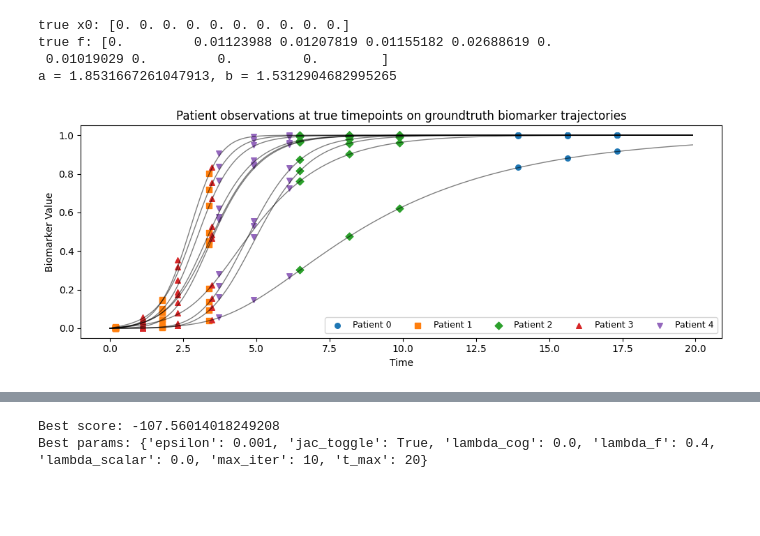
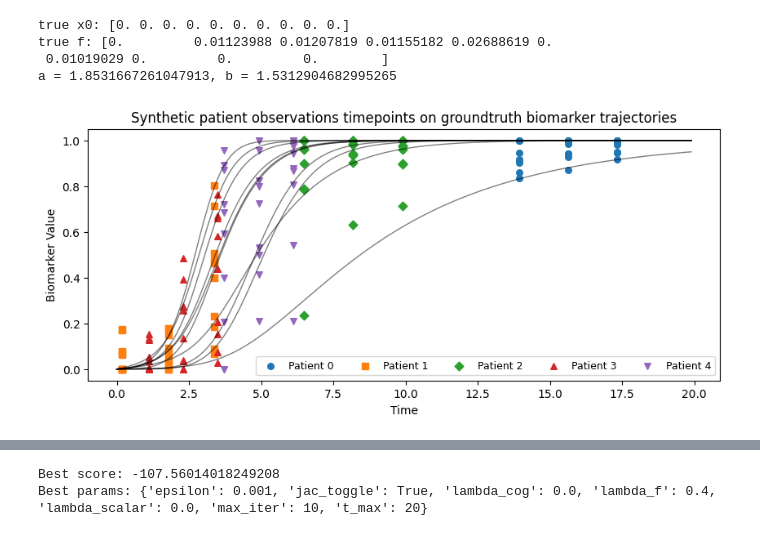
Before and after one commit to LAMCIG/Progression_models_simulations, a Jupyter notebook: EMDPM/experiments/synthetic_experiments/synthetic_rework_troubleshoot/test_bed_cv.ipynb, the cells around one changed output, grey strips where cells are left out. Drawn from its saved outputs; the diff is of its cells as text; code cells hidden in the pictures; blank space fills up the shorter version.

```diff
--- a/EMDPM/experiments/synthetic_experiments/synthetic_rework_troubleshoot/test_bed_cv.ipynb
+++ b/EMDPM/experiments/synthetic_experiments/synthetic_rework_troubleshoot/test_bed_cv.ipynb
@@ -22,7 +22,7 @@ from EMDPM.em_transformer_rework import EM
 n_biomarkers = 10
 t_max = 20
 t_span = np.linspace(0, t_max, 8000)
-noise_level = 0.0
+noise_level = 0.1
 n_patients = 200
 n_patient_obs = 3
 
@@ -53,32 +53,32 @@ beta_true = df["beta_true"].values
 # print(X.shape, dt.shape, ids.shape, cog.shape, beta_true.shape)
 
 def create_patient_list(X_obs, ids, dt, cog, initial_beta=None):
     unique_ids = np.unique(ids)
     id_to_index = {pid: idx for idx, pid in enumerate(unique_ids)}
 
     patient_list = []
     for pid in unique_ids:
         mask = (ids == pid)
         patient_data = {
             "id": pid,
             "X_obs": X_obs[mask],
             "dt": dt[mask],
             "cog": cog[mask],
         }
         if initial_beta is not None:
             patient_data["initial_beta"] = initial_beta[id_to_index[pid]]
         patient_list.append(patient_data)
 
     return patient_list
 
 X = create_patient_list(X, ids, dt, cog, initial_beta=None)
 #X_train, X_val = train_test_split(X, test_size=0.2, random_state=75)
 
 #print(X[0])
 # %% [output]
 true x0: [0. 0. 0. 0. 0. 0. 0. 0. 0. 0.]
 true f: [0.         0.01123988 0.01207819 0.01155182 0.02688619 0.
  0.01019029 0.         0.         0.        ]
 a = 1.8531667261047913, b = 1.5312904682995265
-[figure, old version]
+[figure, new version]
 # %%
```
Also changed, not shown: parts of 2 cells of this notebook, 6 other files.
